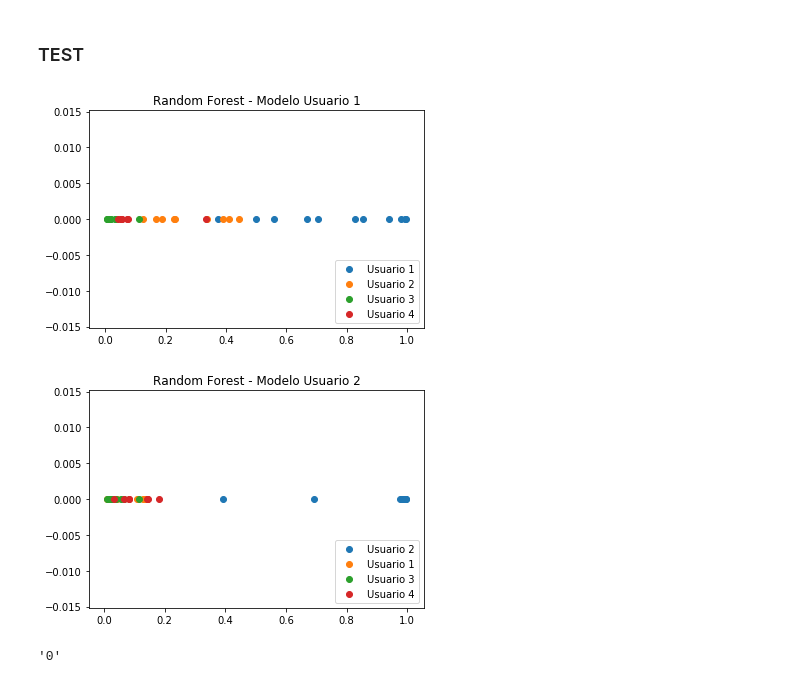
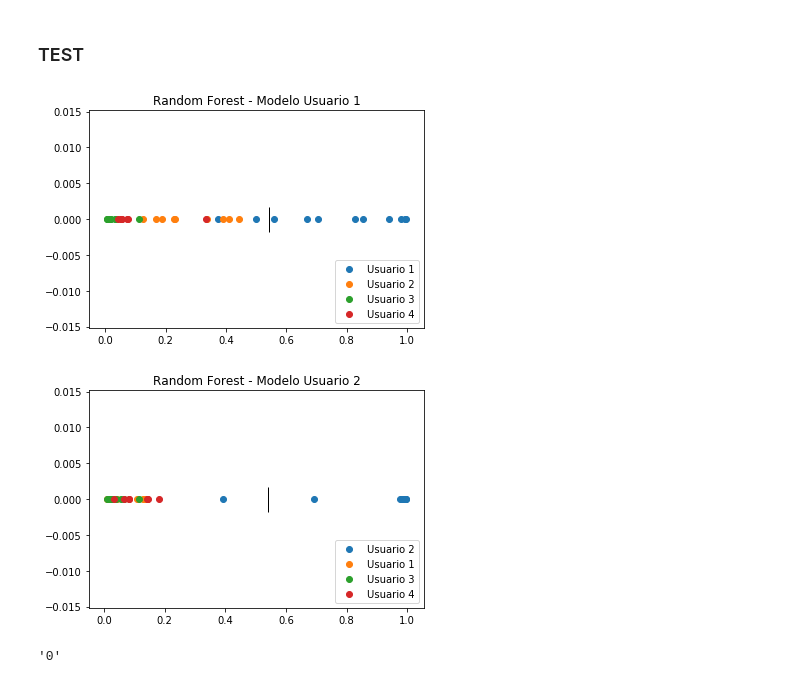
Before and after one commit to aronlo/tesis, a Jupyter notebook: random_forest_final_metodology.ipynb, the cells around one changed output. Drawn from its saved outputs; the diff is of its cells as text; code cells hidden in the pictures.

```diff
--- a/random_forest_final_metodology.ipynb
+++ b/random_forest_final_metodology.ipynb
@@ -1081,26 +1081,28 @@ plotCurveROC_Threshold( genuine_scores_test, impostor_scores_test, thresh_std, t
 # %%
 plt.title("Random Forest - Modelo Usuario 1")
 
 sc1 = users_evaluation_dev.loc[(users_evaluation_dev.user_model == 1) & (users_evaluation_dev.user_id == 1), "std_score"]
 sc2 = users_evaluation_dev.loc[(users_evaluation_dev.user_model == 1) & (users_evaluation_dev.user_id == 2), "std_score"]
 sc3 = users_evaluation_dev.loc[(users_evaluation_dev.user_model == 1) & (users_evaluation_dev.user_id == 3), "std_score"]
 sc4 = users_evaluation_dev.loc[(users_evaluation_dev.user_model == 1) & (users_evaluation_dev.user_id == 4), "std_score"]
 
 y1 = np.zeros(len(sc1))
 y2 = np.zeros(len(sc2))
 y3 = np.zeros(len(sc3))
 y4 = np.zeros(len(sc4))
 
 plt.scatter(sc1, y1, label = "Usuario 1")
 plt.scatter(sc2, y2, label = "Usuario 2")
 plt.scatter(sc3, y3, label = "Usuario 3")
 plt.scatter(sc4, y4, label = "Usuario 4")
 
+plt.plot(0.54190476, 0, marker= "|", color = "blacK", markersize= 25)
+
 plt.legend(loc = 'lower right')
 
 plt.show()
 # %% [output]
-[figure, old version]
+[figure, new version]
 # %%
 plt.title("Random Forest - Modelo Usuario 2")
 
@@ -1119,11 +1121,13 @@ plt.scatter(sc1, y1, label = "Usuario 1")
 plt.scatter(sc3, y3, label = "Usuario 3")
 plt.scatter(sc4, y4, label = "Usuario 4")
 
+plt.plot(0.54190476, 0, marker= "|", color = "blacK", markersize= 25)
+
 plt.legend(loc = 'lower right')
 
 plt.show()
 # %% [output]
-[figure, old version]
+[figure, new version]
 # %%
 a = users_evaluation_test.min()["score"]
 
```
Also changed, not shown: parts of 2 cells of this notebook, 3 other files.
